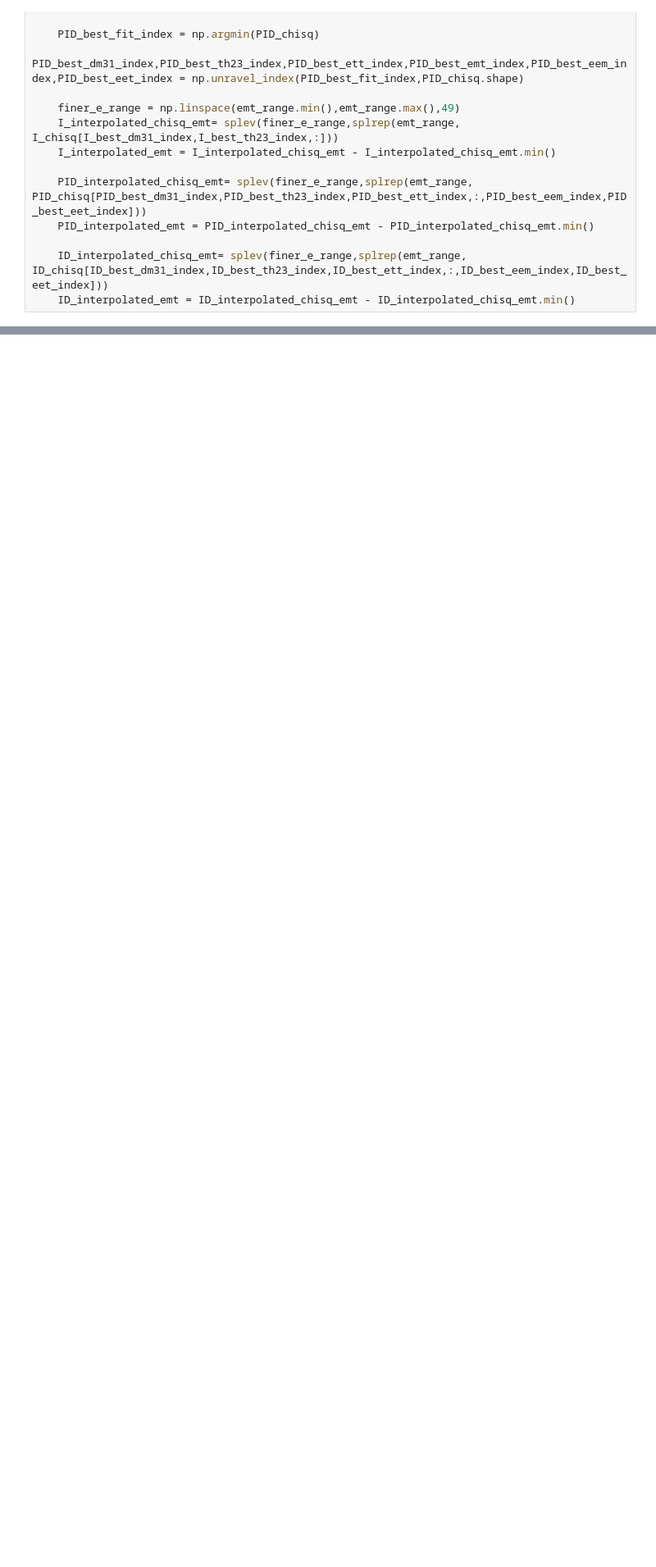
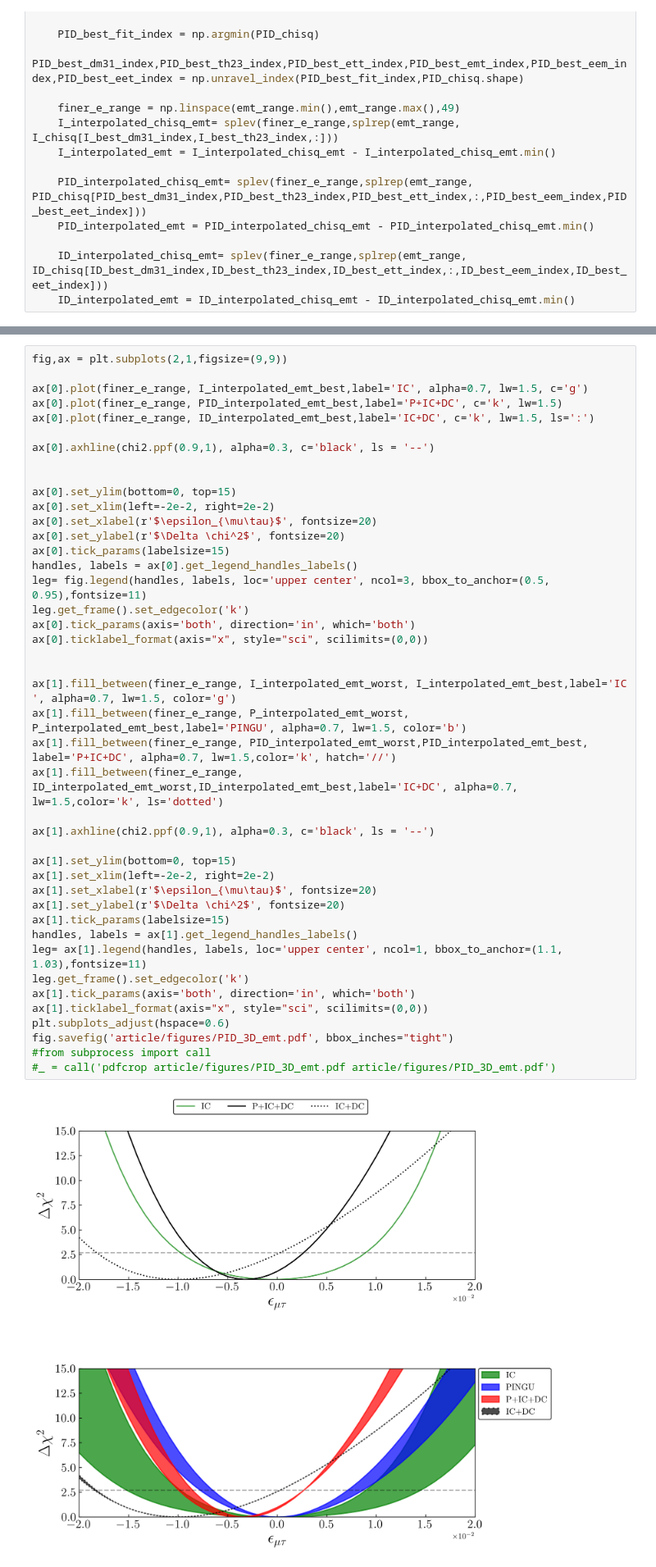
Before and after one commit to Sjoeborg/thesis, a Jupyter notebook: notebooks/joint.ipynb, the cells around one changed output, grey strips where cells are left out. Shown at 82% size. Drawn from its saved outputs; the diff is of its cells as text; blank space fills up the shorter version.

```diff
--- a/notebooks/joint.ipynb
+++ b/notebooks/joint.ipynb
@@ -162,0 +196,45 @@ ax.ticklabel_format(axis="x", style="sci", scilimits=(0,0))
+# %%
+fig,ax = plt.subplots(2,1,figsize=(9,9))
+
+ax[0].plot(finer_e_range, I_interpolated_emt_best,label='IC', alpha=0.7, lw=1.5, c='g')
+ax[0].plot(finer_e_range, PID_interpolated_emt_best,label='P+IC+DC', c='k', lw=1.5)
+ax[0].plot(finer_e_range, ID_interpolated_emt_best,label='IC+DC', c='k', lw=1.5, ls=':')
+
+ax[0].axhline(chi2.ppf(0.9,1), alpha=0.3, c='black', ls = '--')
+
+
+ax[0].set_ylim(bottom=0, top=15)
+ax[0].set_xlim(left=-2e-2, right=2e-2)
+ax[0].set_xlabel(r'$\epsilon_{\mu\tau}$', fontsize=20)
+ax[0].set_ylabel(r'$\Delta \chi^2$', fontsize=20)
+ax[0].tick_params(labelsize=15)
+handles, labels = ax[0].get_legend_handles_labels()
+leg= fig.legend(handles, labels, loc='upper center', ncol=3, bbox_to_anchor=(0.5, 0.95),fontsize=11)
+leg.get_frame().set_edgecolor('k')
+ax[0].tick_params(axis='both', direction='in', which='both')
+ax[0].ticklabel_format(axis="x", style="sci", scilimits=(0,0))
+
+
+ax[1].fill_between(finer_e_range, I_interpolated_emt_worst, I_interpolated_emt_best,label='IC ', alpha=0.7, lw=1.5, color='g')
+ax[1].fill_between(finer_e_range, P_interpolated_emt_worst, P_interpolated_emt_best,label='PINGU', alpha=0.7, lw=1.5, color='b')
+ax[1].fill_between(finer_e_range, PID_interpolated_emt_worst,PID_interpolated_emt_best, label='P+IC+DC', alpha=0.7, lw=1.5,color='k', hatch='//')
+ax[1].fill_between(finer_e_range, ID_interpolated_emt_worst,ID_interpolated_emt_best,label='IC+DC', alpha=0.7, lw=1.5,color='k', ls='dotted')
+
+ax[1].axhline(chi2.ppf(0.9,1), alpha=0.3, c='black', ls = '--')
+
+ax[1].set_ylim(bottom=0, top=15)
+ax[1].set_xlim(left=-2e-2, right=2e-2)
+ax[1].set_xlabel(r'$\epsilon_{\mu\tau}$', fontsize=20)
+ax[1].set_ylabel(r'$\Delta \chi^2$', fontsize=20)
+ax[1].tick_params(labelsize=15)
+handles, labels = ax[1].get_legend_handles_labels()
+leg= ax[1].legend(handles, labels, loc='upper center', ncol=1, bbox_to_anchor=(1.1, 1.03),fontsize=11)
+leg.get_frame().set_edgecolor('k')
+ax[1].tick_params(axis='both', direction='in', which='both')
+ax[1].ticklabel_format(axis="x", style="sci", scilimits=(0,0))
+plt.subplots_adjust(hspace=0.6)
+fig.savefig('article/figures/PID_3D_emt.pdf', bbox_inches="tight")
+#from subprocess import call
+#_ = call('pdfcrop article/figures/PID_3D_emt.pdf article/figures/PID_3D_emt.pdf')
+# %% [output]
+[figure, added]
```
Also changed, not shown: parts of 9 cells of this notebook, 7 other files.
